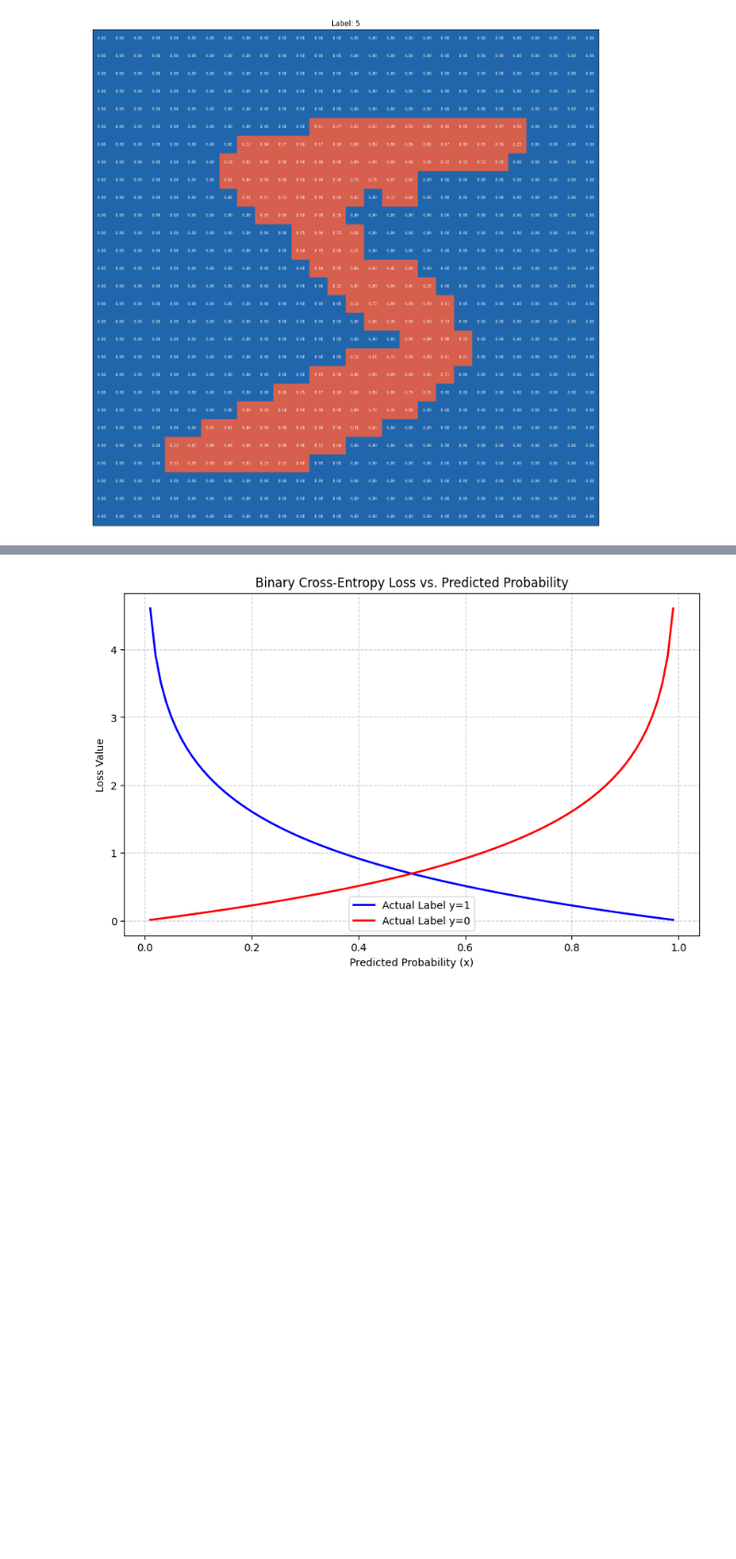
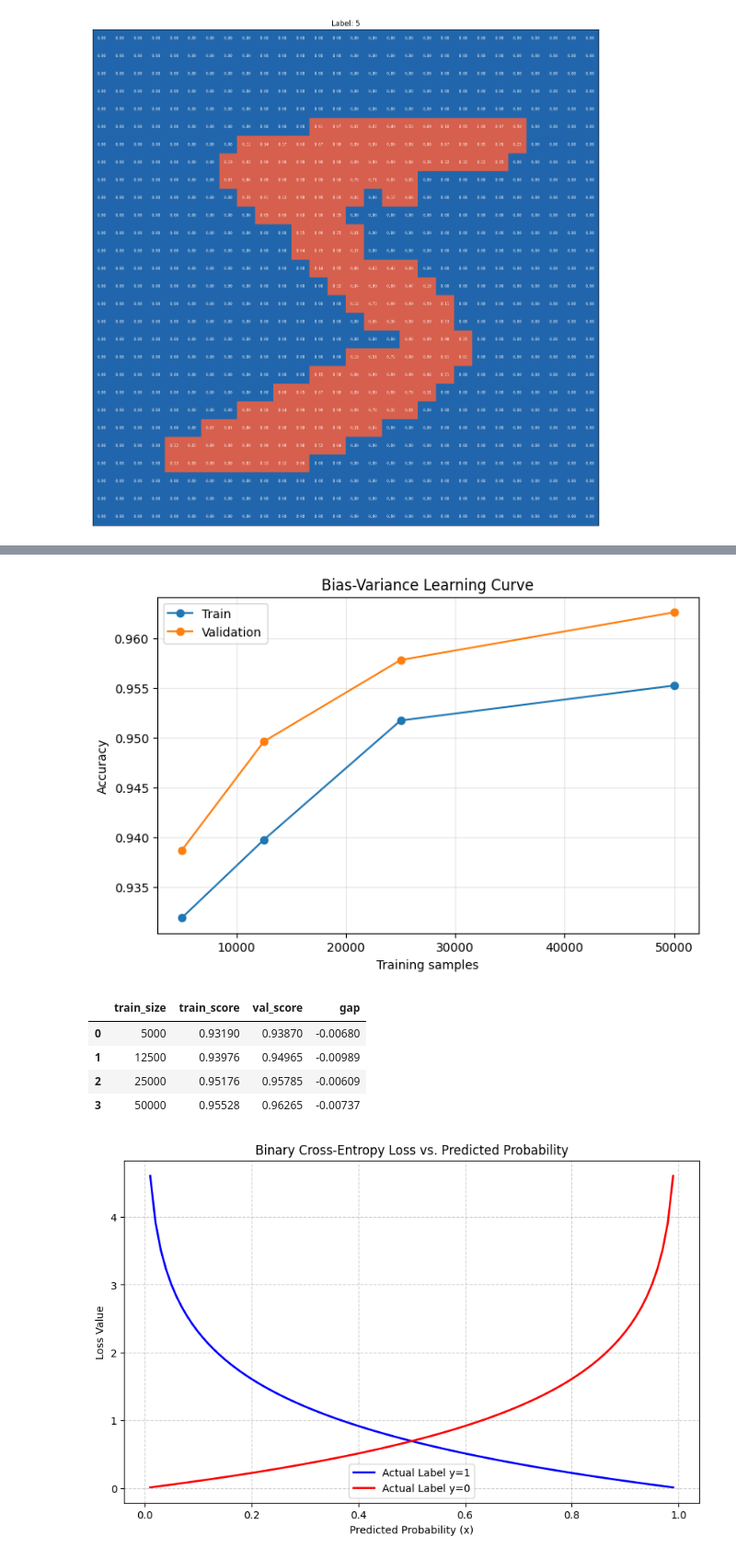
Before and after one commit to Ahmed-Fahmy00/Mnist-Classification, a Jupyter notebook: src/pipelines/phase1_logistic.ipynb, the cells around one changed output, grey strips where cells are left out. Shown at 92% size. Drawn from its saved outputs; the diff is of its cells as text; code cells hidden in the pictures; blank space fills up the shorter version.

```diff
--- a/src/pipelines/phase1_logistic.ipynb
+++ b/src/pipelines/phase1_logistic.ipynb
@@ -323,0 +584,31 @@ Confusion Matrix:
+# %%
+best_row = regularization_results.sort_values("val_score", ascending=False).iloc[0]
+print("Best regularization setting:")
+print(best_row[["penalty", "lambda_", "train_score", "val_score", "gap", "diagnosis"]])
+
+bias_variance_results = learning_curve(
+    model_factory=lambda: PrecomputedBinaryLogistic(
+        model_digit=MODEL_DIGIT,
+        penalty=best_row["penalty"],
+        lambda_=best_row["lambda_"],
+        max_epochs=FAST_ANALYSIS_MAX_EPOCHS,
+        validation_patience=5,
+        train_eval_limit=1000,
+        verbose=False,
+    ),
+    X_train=x_train_bias_all,
+    y_train=y_train_raw,
+    X_val=x_val_bias_all,
+    y_val=y_val_raw,
+    train_sizes=[0.1, 0.25, 0.5, 1.0],
+    seeds=[0, 1],
+    transform_y_fn=logistic_true_labels,
+    model_name="logistic_learning_curve",
+)
+
+bias_variance_summary = summarize_bias_variance(
+    bias_variance_results,
+    target_score=0.90,
+    gap_threshold=0.05,
+)
+bias_variance_summary
@@ -324,3 +633,24 @@ Confusion Matrix:
+# %%
+curve_mean = bias_variance_summary.groupby("train_size", as_index=False)[["train_score", "val_score", "gap"]].mean()
+
+plt.figure(figsize=(8, 5))
+plt.plot(curve_mean["train_size"], curve_mean["train_score"], marker="o", label="Train")
+plt.plot(curve_mean["train_size"], curve_mean["val_score"], marker="o", label="Validation")
+plt.xlabel("Training samples")
+plt.ylabel("Accuracy")
+plt.title("Bias-Variance Learning Curve")
+plt.legend()
+plt.grid(True, alpha=0.3)
+plt.show()
+
+curve_mean
+# %% [output]
+[figure, added]
+|  | train_size | train_score | val_score | gap |
+| 0 | 5000 | 0.93190 | 0.93870 | -0.00680 |
+| 1 | 12500 | 0.93976 | 0.94965 | -0.00989 |
+| 2 | 25000 | 0.95176 | 0.95785 | -0.00609 |
+| 3 | 50000 | 0.95528 | 0.96265 | -0.00737 |
 # %%
 import numpy as np
 import matplotlib.pyplot as plt
```
Also changed, not shown: parts of 12 cells of this notebook, 4 other files.
